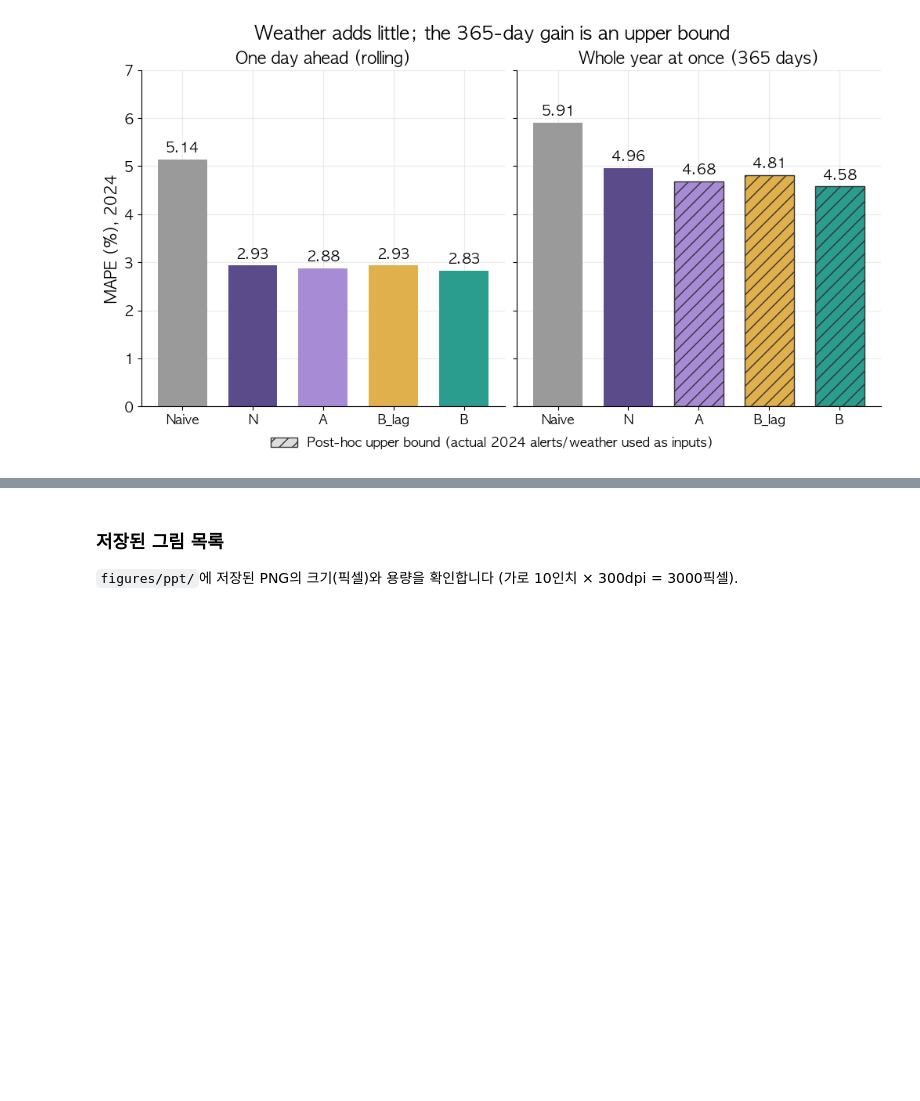
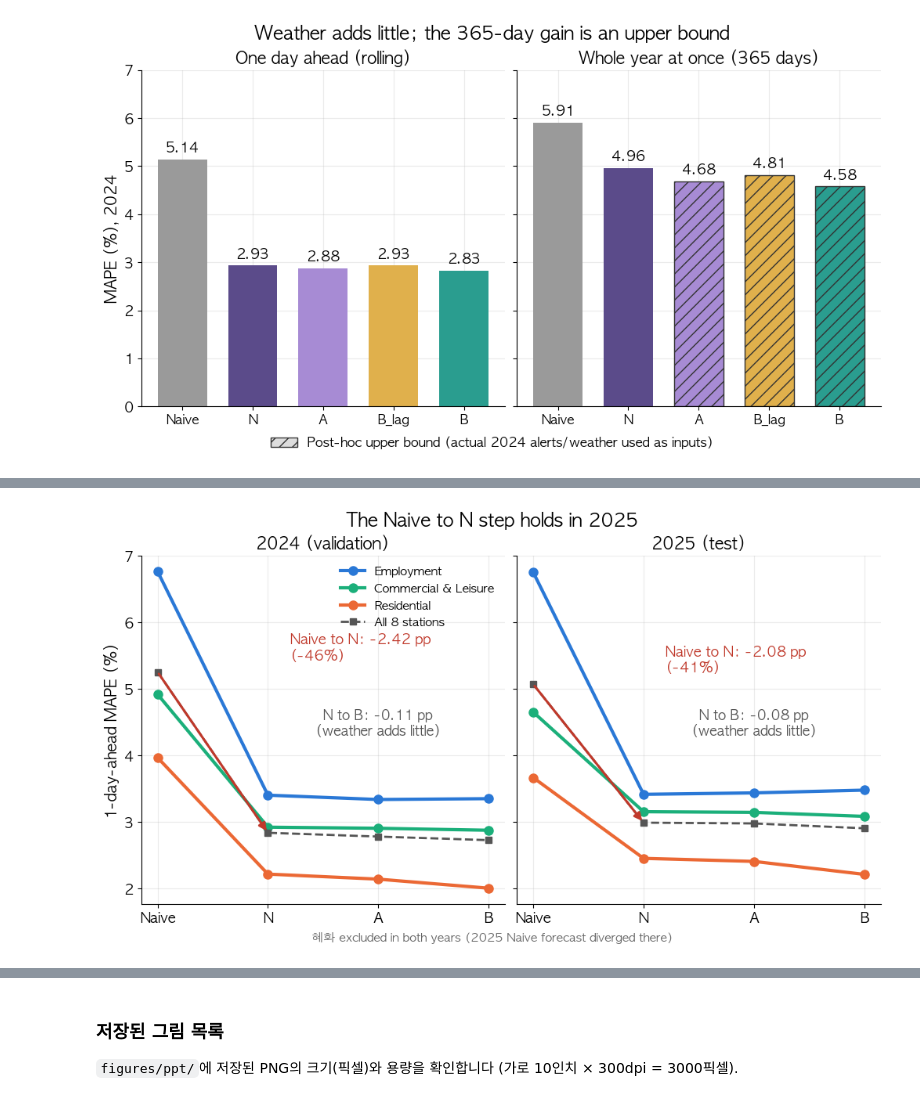
Before and after one commit to Eui-seung/TimeSeries, a Jupyter notebook: notebooks/06_figures_ppt.ipynb, the cells around one changed output, grey strips where cells are left out. Cells and saved outputs as stored; diff of their text form; code cells hidden in the pictures; blank space fills up the shorter version.

Commit message:
Add fig13/fig14 (2025 test), 혜화 Naive note in 07, update READMEs
Co-Authored-By: Claude Sonnet 5.5 <noreply@anthropic.com>

```diff
--- a/notebooks/06_figures_ppt.ipynb
+++ b/notebooks/06_figures_ppt.ipynb
@@ -476,0 +481,23 @@ save(fig, 'fig12_model_compare_two_ways.png')
+# %%
+sv13 = pd.read_csv(RESULTS / 'test2025_station_vs_2024.csv')
+sv13 = sv13[(sv13.방식 == '(가) 하루 앞 롤링') & (sv13.구간 == '전체') & (sv13.역 != '혜화')]      # 2025 Naive가 혜화에서 발산해 두 해 모두 혜화를 뺌 (같은 조건 비교)
+order = ['Naive', 'N', 'A', 'B']
+fig, axes = plt.subplots(1, 2, figsize=(FIG_W, FIG_H), constrained_layout=True, sharey=True)
+for ax, yr, title in zip(axes, ['2024', '2025'], ['2024 (validation)', '2025 (test)']):
+    d = sv13[sv13.연도.astype(str) == yr]
+    for typ, c in TYPE_COLORS.items():
+        s_ = d[d.유형 == typ].groupby('모형').MAPE.mean().reindex(order)
+        ax.plot(range(4), s_.values, color=c, lw=3, marker='o', ms=8, label=typ)
+    tot = d.groupby('모형').MAPE.mean().reindex(order)
+    ax.plot(range(4), tot.values, color='#555', lw=2, ls='--', marker='s', ms=6, label='All 8 stations')
+    ax.annotate('', xy=(1, tot['N']), xytext=(0, tot['Naive']), arrowprops=dict(arrowstyle='-|>', color='#c0392b', lw=2.2))
+    ax.text(1.2, tot['Naive'] + 0.15, f'Naive to N: -{tot["Naive"] - tot["N"]:.2f} pp\n(-{(1 - tot["N"] / tot["Naive"]) * 100:.0f}%)', ha='left', va='bottom', fontsize=13, color='#c0392b', fontweight='bold')
+    ax.text(2.0, 4.3, f'N to B: -{tot["N"] - tot["B"]:.2f} pp\n(weather adds little)', ha='center', fontsize=12.5, color='#555')
+    ax.set_xticks(range(4)); ax.set_xticklabels(order, fontsize=13); ax.set_title(title, fontsize=15)
+axes[0].set_ylabel('1-day-ahead MAPE (%)')
+axes[0].legend(loc='upper right', frameon=False, fontsize=11)
+fig.suptitle('The Naive to N step holds in 2025', fontsize=17, fontweight='bold')
+fig.supxlabel('혜화 excluded in both years (2025 Naive forecast diverged there)', fontsize=11, color='#666')
+save(fig, 'fig13_test2025_model_steps.png')
+# %% [output]
+[figure, added]
```
Also changed, not shown: parts of 5 cells of this notebook, 5 other files.
